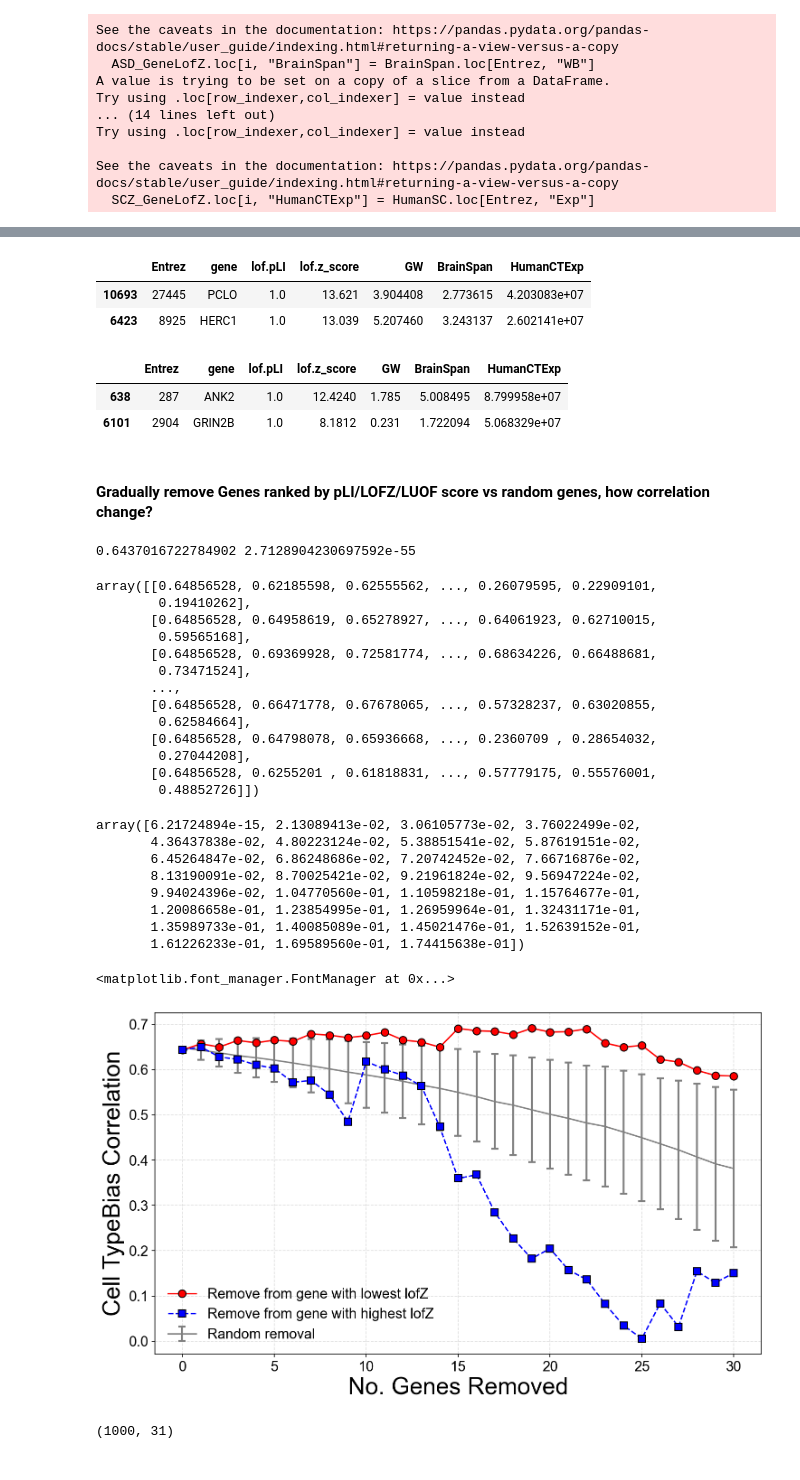
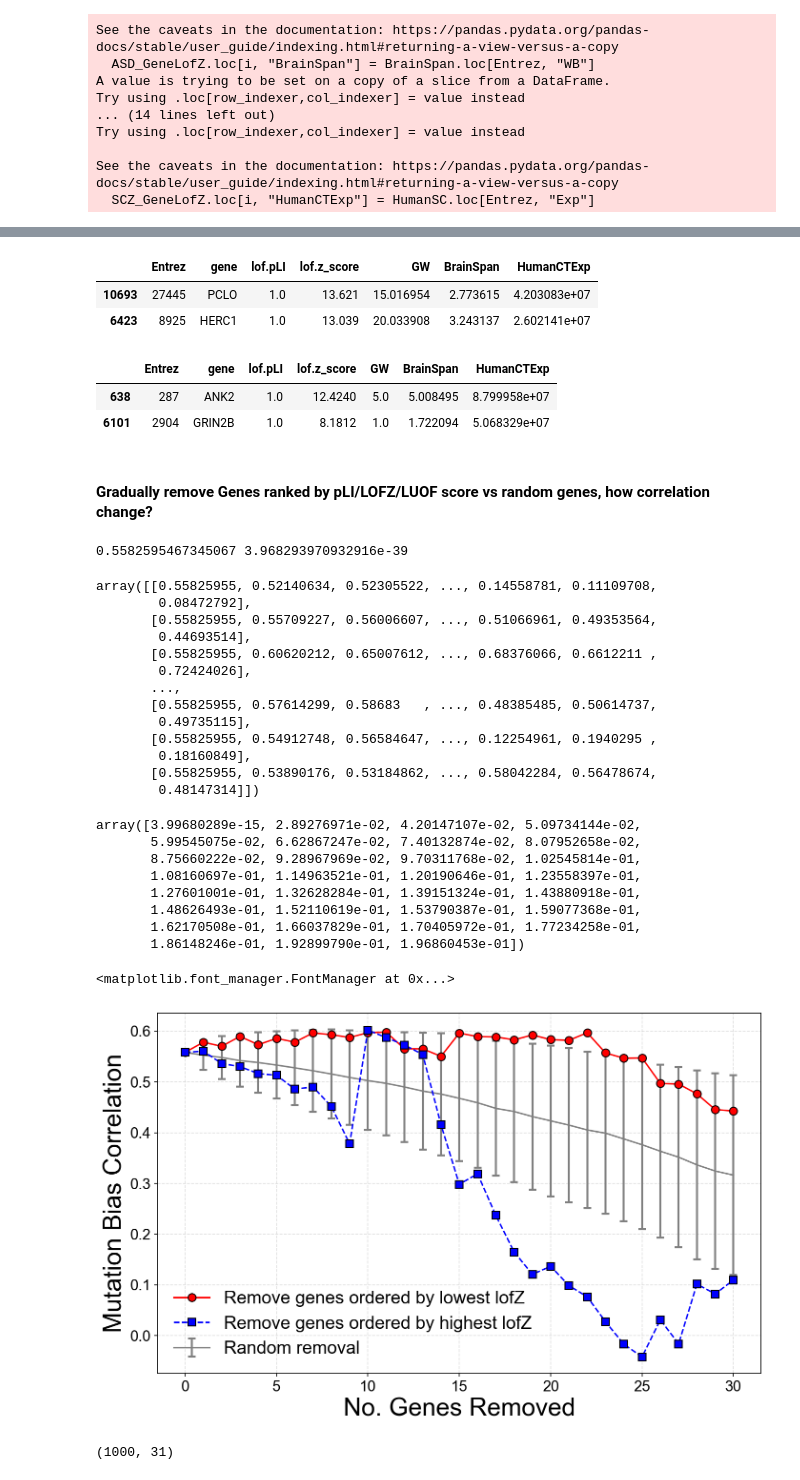
Before and after one commit to explorerwjy/CellTypeBias_VIP, a Jupyter notebook: notebooks/Similarity_ASD_SCZ.ipynb, the cells around one changed output, grey strips where cells are left out. Cells and saved outputs as stored; diff of their text form; code cells hidden in the pictures.

Commit message:
update figures

```diff
--- a/notebooks/Similarity_ASD_SCZ.ipynb
+++ b/notebooks/Similarity_ASD_SCZ.ipynb
@@ -24,10 +22,15 @@ Current working directory: /home/jw3514/Work/CellType_Psy/CellTypeBias_VIP/noteb
 mpl.rcParams['font.family'] = 'Arial'
 # %%
 #ASD_GW = Fil2Dict("../../UNIMED/dat/Genetics/GeneWeights/Rare/GW.ASD.top60.txt")
-ASD_Hiq_GW = Fil2Dict("../dat/GeneWeights/HIQ.top61.nopLI.gw")
-SCZ_GW = Fil2Dict("../dat/GeneWeights/SCZ_MutCount_61.gw")
+#ASD_Hiq_GW = Fil2Dict("../dat/GeneWeights/HIQ.top61.nopLI.gw")
+#SCZ_GW = Fil2Dict("../dat/GeneWeights/SCZ_MutCount_61.gw")
+
+ASD_Hiq_GW_NoMutTypeDiff = Fil2Dict("../dat/GeneWeights/HIQ.top61.nopLI.LGD_Dmis_SameWeight.gw")
+SCZ_GW_NoMutTypeDiff = Fil2Dict("../dat/GeneWeights/SCZ.top61.nopLI.LGD_Dmis_SameWeight.gw")
 # %%
-ASD_GW = ASD_Hiq_GW
+#ASD_GW = ASD_Hiq_GW
+ASD_GW = ASD_Hiq_GW_NoMutTypeDiff
+SCZ_GW = SCZ_GW_NoMutTypeDiff
 # %%
 HCT_Z2_MAT_HCT = pd.read_csv("/home/jw3514/Work/CellType_Psy/dat/HumanCTExpressionMats/Human.Cluster.Log2Mean.Z1clip5.Z2.clip3.Dec30.csv", index_col=0)
 HCT_Z2_MAT_HCT.columns = HCT_Z2_MAT_HCT.columns.astype(int)
@@ -276,8 +279,8 @@ ASD_GeneLofZ.head(2)
 SCZ_GeneLofZ.head(2)
 # %% [output]
 |  | Entrez | gene | lof.pLI | lof.z_score | GW | BrainSpan | HumanCTExp |
-| 10693 | 27445 | PCLO | 1.0 | 13.621 | 3.904408 | 2.773615 | 4.203083e+07 |
-| 6423 | 8925 | HERC1 | 1.0 | 13.039 | 5.207460 | 3.243137 | 2.602141e+07 |
+| 10693 | 27445 | PCLO | 1.0 | 13.621 | 15.016954 | 2.773615 | 4.203083e+07 |
+| 6423 | 8925 | HERC1 | 1.0 | 13.039 | 20.033908 | 3.243137 | 2.602141e+07 |
 # %%
 ASD_GeneHumanExp = ASD_GeneLofZ.sort_values("HumanCTExp", ascending=False)
 SCZ_GeneHumanExp = SCZ_GeneLofZ.sort_values("HumanCTExp", ascending=False)
@@ -285,8 +288,8 @@ SCZ_GeneHumanExp = SCZ_GeneLofZ.sort_values("HumanCTExp", ascending=False)
 ASD_GeneHumanExp.head(2)
 # %% [output]
 |  | Entrez | gene | lof.pLI | lof.z_score | GW | BrainSpan | HumanCTExp |
-| 638 | 287 | ANK2 | 1.0 | 12.4240 | 1.785 | 5.008495 | 8.799958e+07 |
-| 6101 | 2904 | GRIN2B | 1.0 | 8.1812 | 0.231 | 1.722094 | 5.068329e+07 |
+| 638 | 287 | ANK2 | 1.0 | 12.4240 | 5.0 | 5.008495 | 8.799958e+07 |
+| 6101 | 2904 | GRIN2B | 1.0 | 8.1812 | 1.0 | 1.722094 | 5.068329e+07 |
 # %% [markdown]
 #### Gradually remove Genes ranked by pLI/LOFZ/LUOF score vs random genes, how correlation change?
 # %%
@@ -347,40 +350,41 @@ tmp_SCZ_Bias = AnnotateCTDat(tmp_SCZ_Bias, Anno)
 r,p = GetSingeCellBiasCorr(tmp_ASD_Bias, tmp_SCZ_Bias)
 print(r,p)
 # %% [output]
-0.6437016722784902 2.7128904230697592e-55
+0.5582595467345067 3.968293970932916e-39
 # %%
-with open('../dat/Other/ASD_SCZ_HumanCT_BiasCorrRandomGeneRemove.npy', 'rb') as f:
+#with open('../dat/Other/ASD_SCZ_HumanCT_BiasCorrRandomGeneRemove.npy', 'rb') as f:
+with open('../dat/Other/ASD_SCZ_MouseSTR_BiasCorrRandomGeneRemove.LGD_Dmis_SameWeight.npy', 'rb') as f:
     RandYY = np.load(f)
 # %%
 RandYY
 # %% [output]
-array([[0.64856528, 0.62185598, 0.62555562, ..., 0.26079595, 0.22909101,
-        0.19410262],
-       [0.64856528, 0.64958619, 0.65278927, ..., 0.64061923, 0.62710015,
-        0.59565168],
-       [0.64856528, 0.69369928, 0.72581774, ..., 0.68634226, 0.66488681,
-        0.73471524],
+array([[0.55825955, 0.52140634, 0.52305522, ..., 0.14558781, 0.11109708,
+        0.08472792],
+       [0.55825955, 0.55709227, 0.56006607, ..., 0.51066961, 0.49353564,
+        0.44693514],
+       [0.55825955, 0.60620212, 0.65007612, ..., 0.68376066, 0.6612211 ,
+        0.72424026],
        ...,
-       [0.64856528, 0.66471778, 0.67678065, ..., 0.57328237, 0.63020855,
-        0.62584664],
-       [0.64856528, 0.64798078, 0.65936668, ..., 0.2360709 , 0.28654032,
-        0.27044208],
-       [0.64856528, 0.6255201 , 0.61818831, ..., 0.57779175, 0.55576001,
-        0.48852726]])
+       [0.55825955, 0.57614299, 0.58683   , ..., 0.48385485, 0.50614737,
+        0.49735115],
+       [0.55825955, 0.54912748, 0.56584647, ..., 0.12254961, 0.1940295 ,
+        0.18160849],
+       [0.55825955, 0.53890176, 0.53184862, ..., 0.58042284, 0.56478674,
+        0.48147314]])
 # %%
 rand_mean = RandYY.mean(axis=0)
 rand_std = RandYY.std(axis=0)
 # %%
 rand_std
 # %% [output]
-array([6.21724894e-15, 2.13089413e-02, 3.06105773e-02, 3.76022499e-02,
-       4.36437838e-02, 4.80223124e-02, 5.38851541e-02, 5.87619151e-02,
-       6.45264847e-02, 6.86248686e-02, 7.20742452e-02, 7.66716876e-02,
-       8.13190091e-02, 8.70025421e-02, 9.21961824e-02, 9.56947224e-02,
-       9.94024396e-02, 1.04770560e-01, 1.10598218e-01, 1.15764677e-01,
-       1.20086658e-01, 1.23854995e-01, 1.26959964e-01, 1.32431171e-01,
-       1.35989733e-01, 1.40085089e-01, 1.45021476e-01, 1.52639152e-01,
-       1.61226233e-01, 1.69589560e-01, 1.74415638e-01])
+array([3.99680289e-15, 2.89276971e-02, 4.20147107e-02, 5.09734144e-02,
+       5.99545075e-02, 6.62867247e-02, 7.40132874e-02, 8.07952658e-02,
+       8.75660222e-02, 9.28967969e-02, 9.70311768e-02, 1.02545814e-01,
+       1.08160697e-01, 1.14963521e-01, 1.20190646e-01, 1.23558397e-01,
+       1.27601001e-01, 1.32628284e-01, 1.39151324e-01, 1.43880918e-01,
+       1.48626493e-01, 1.52110619e-01, 1.53790387e-01, 1.59077368e-01,
+       1.62170508e-01, 1.66037829e-01, 1.70405972e-01, 1.77234258e-01,
+       1.86148246e-01, 1.92899790e-01, 1.96860453e-01])
 # %%
 from matplotlib import rcParams, font_manager
 font_path = '/usr/share/fonts/truetype/msttcorefonts/Arial.ttf'  # Replace with the actual path
@@ -395,35 +399,35 @@ fm._load_fontmanager(try_read_cache=False)
 # %%
 import matplotlib.pyplot as plt
 
-plt.figure(dpi=150, figsize=(10, 6))
+plt.figure(dpi=150, figsize=(9.5, 6))
 
 # Plotting the main lines with custom markers and edge colors
-plt.plot(X, Y_rev, label="Remove from gene with lowest lofZ", color="red", linestyle='-', marker='o', markersize=8, markeredgecolor='black', markeredgewidth=1, zorder=10)
-plt.plot(X, Y, label="Remove from gene with highest lofZ", color="blue", linestyle='--', marker='s', markersize=8, markeredgecolor='black', markeredgewidth=1, zorder=10)
+plt.plot(X, Y_rev, label="Remove genes ordered by lowest lofZ", color="red", linestyle='-', marker='o', markersize=8, markeredgecolor='black', markeredgewidth=1, zorder=10)
+plt.plot(X, Y, label="Remove genes ordered by highest lofZ", color="blue", linestyle='--', marker='s', markersize=8, markeredgecolor='black', markeredgewidth=1, zorder=10)
 
 # Plotting the error bars for the random removal with custom error bar style
 plt.errorbar(X, rand_mean, yerr=rand_std, fmt='-', color="grey", ecolor='grey', elinewidth=2, capsize=4, capthick=2, label="Random removal", zorder=5)
 
 # Adding labels, title, and legend with improved font properties
 plt.xlabel("No. Genes Removed", fontsize=25, fontweight='normal')
-plt.ylabel("Cell TypeBias Correlation", fontsize=25, fontweight='normal')
+plt.ylabel("Mutation Bias Correlation", fontsize=25, fontweight='normal')
 #plt.title("Correlation vs No. Genes Removed", fontsize=16, fontweight='bold')
-plt.legend(fontsize=15, loc='best', frameon=False)
+plt.legend(fontsize=18, loc='best', frameon=False)
 
 # Adding grid lines with subtle customization
 plt.grid(True, linestyle='--', alpha=0.4)
 
 # Adjusting tick parameters for better readability
 plt.xticks(fontsize=15, fontweight='normal')
 plt.yticks(fontsize=15, fontweight='normal')
 
 # Optimizing layout for better spacing and alignment
 plt.tight_layout()
 
 # Showing the plot
 plt.show()
 # %% [output]
-[figure, old version]
+[figure, new version]
 # %%
 RandYY.shape
 # %% [output]
```
Also changed, not shown: parts of 10 cells of this notebook, 7 other files.
